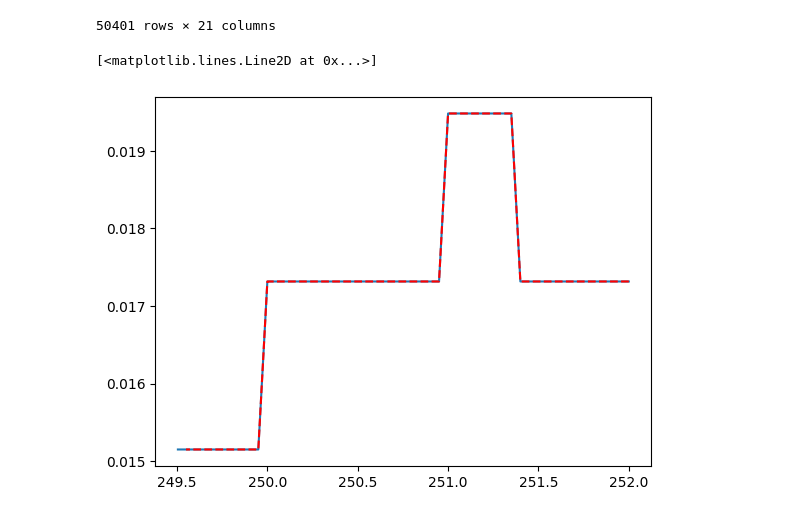
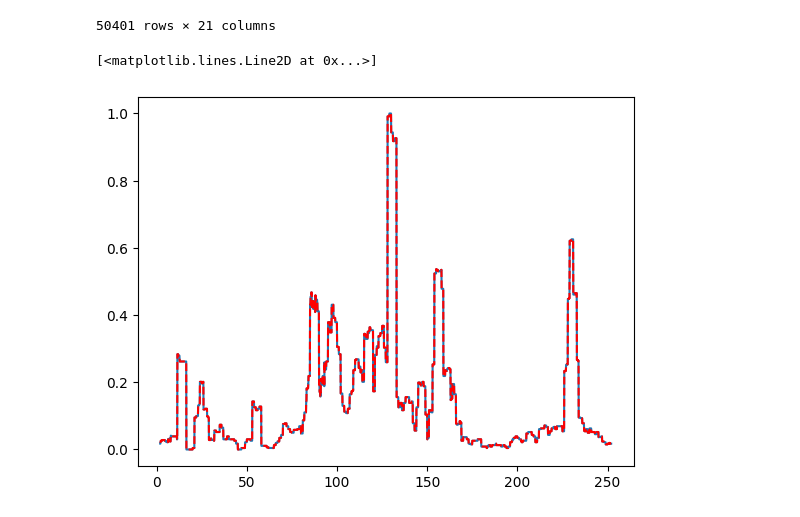
Before and after one commit to VlastaKoudelka/libusin20250322, a Jupyter notebook: interpoleate.ipynb, the cells around one changed output. Drawn from its saved outputs; the diff is of its cells as text; code cells hidden in the pictures.

```diff
--- a/interpoleate.ipynb
+++ b/interpoleate.ipynb
@@ -23,7 +24,9 @@ pd_filter
 5041 rows × 21 columns
 # %%
 # Create a new index with the desired sampling period, ensuring it includes the maximum Age
-new_index = np.arange(pd_filter.index.min(), pd_filter.index.max() + 0.1, 0.1)
+# Define the upsample step as a parameter
+upsample_step = 0.1  # Replace with the desired step size for upsampling
+new_index = np.arange(pd_filter.index.min(), pd_filter.index.max() + upsample_step, upsample_step)
 
 # Reindex the dataframe and interpolate
 pd_filter_upsampled = pd_filter.reindex(new_index).interpolate(method='linear')
@@ -48,11 +51,11 @@ pd_filter_upsampled
 | 50400 | 0.000 | 0.002184 | 0.141072 | 0.905114 | 0.012606 | ... |
 50401 rows × 21 columns
 # %%
-N = 50  # Replace with the desired number of samples
+N = 5000  # Replace with the desired number of samples
 plt.plot(pd_filter_upsampled['Age'][0:N*10], pd_filter_upsampled['ZIR_Count_PDF_d18O'][0:N*10])
 plt.plot(pd_filter['Age'][0:N], pd_filter['ZIR_Count_PDF_d18O'][0:N], color='red', linestyle='dashed')
 # %% [output]
 [<matplotlib.lines.Line2D at 0x...>]
-[figure, old version]
+[figure, new version]
 # %%
 pd_filter_upsampled.to_csv('./data/filtered_data3_0.005.csv', index=False)
```
Also changed, not shown: parts of 2 cells of this notebook, 5 other files.
